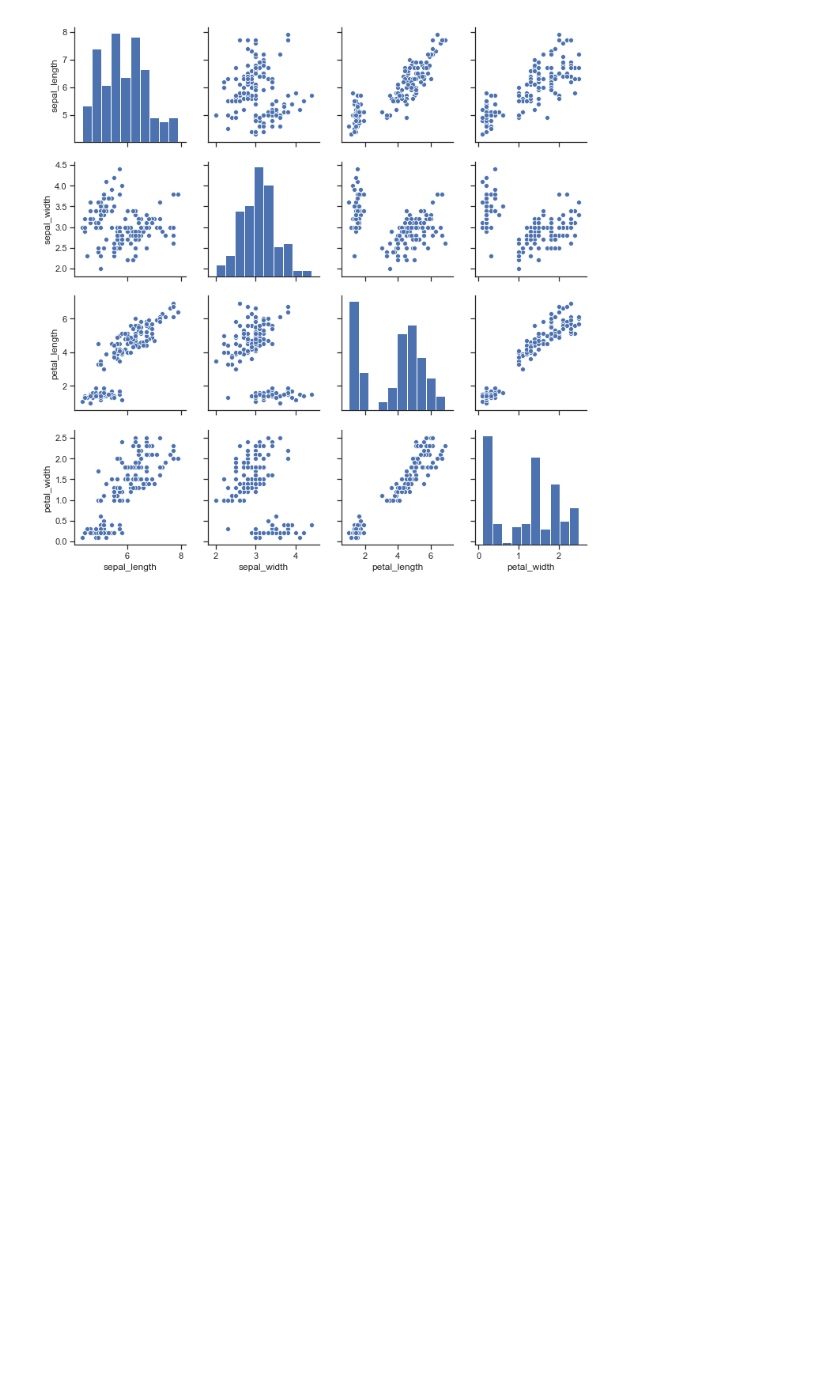
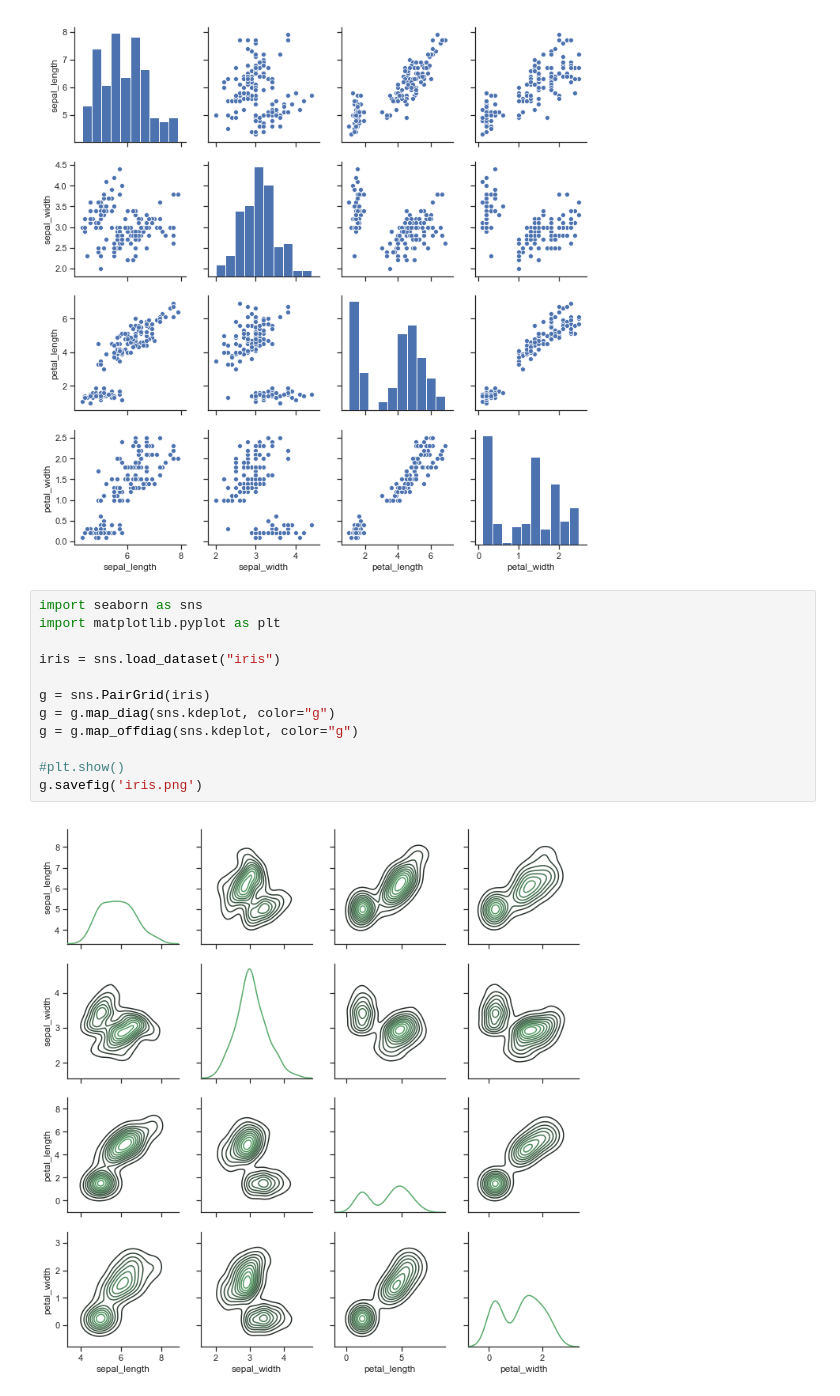
Before and after one commit to mihailselezniov/Deformation, a Jupyter notebook: 14/try_sns.ipynb, the cells around one changed output. Cells and saved outputs as stored; diff of their text form; blank space fills up the shorter version.

```diff
--- a/14/try_sns.ipynb
+++ b/14/try_sns.ipynb
@@ -72,6 +72,20 @@ iris = sns.load_dataset("iris")
 g = sns.pairplot(iris)
 # %% [output]
 [figure]
+# %%
+import seaborn as sns
+import matplotlib.pyplot as plt
+
+iris = sns.load_dataset("iris")
+
+g = sns.PairGrid(iris)
+g = g.map_diag(sns.kdeplot, color="g")
+g = g.map_offdiag(sns.kdeplot, color="g")
+
+#plt.show()
+g.savefig('iris.png')
+# %% [output]
+[figure, added]
 # %%
 import seaborn as sns
 import matplotlib.pyplot as plt
```
Also changed, not shown: parts of 2 cells of this notebook, 1 other file.
